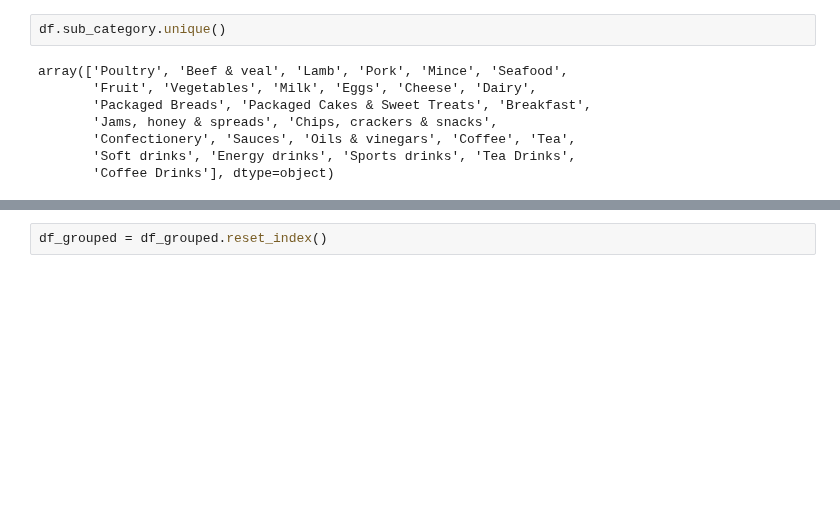
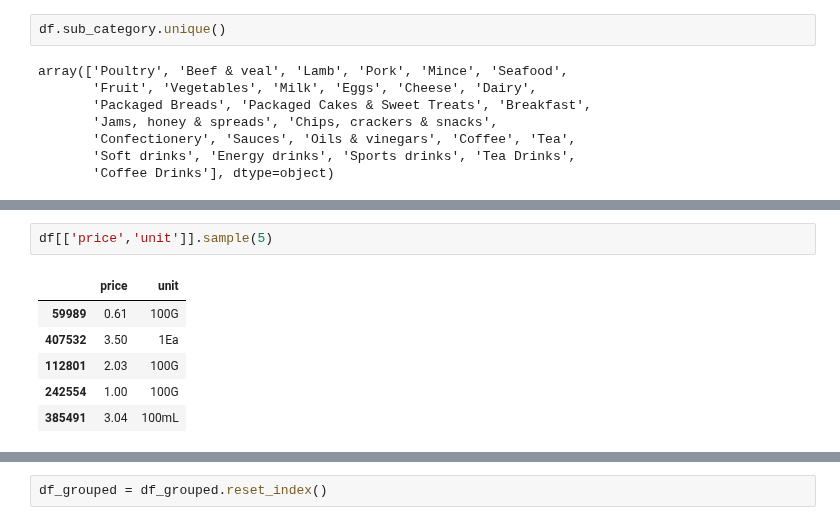
Before and after one commit to binayakhadka/grocery-retail-analytics, a Jupyter notebook: aus.ipynb, the cells around one changed output, grey strips where cells are left out. Cells and saved outputs as stored; diff of their text form; blank space fills up the shorter version.

```diff
--- a/aus.ipynb
+++ b/aus.ipynb
@@ -192 +222,10 @@ array(['Poultry', 'Beef & veal', 'Lamb', 'Pork', 'Mince', 'Seafood',
+# %%
+df[['price','unit']].sample(5)
+# %% [output]
+|  | price | unit |
+| 59989 | 0.61 | 100G |
+| 407532 | 3.50 | 1Ea |
+| 112801 | 2.03 | 100G |
+| 242554 | 1.00 | 100G |
+| 385491 | 3.04 | 100mL |
 # %% [markdown]
```
Also changed, not shown: parts of 16 cells of this notebook.
